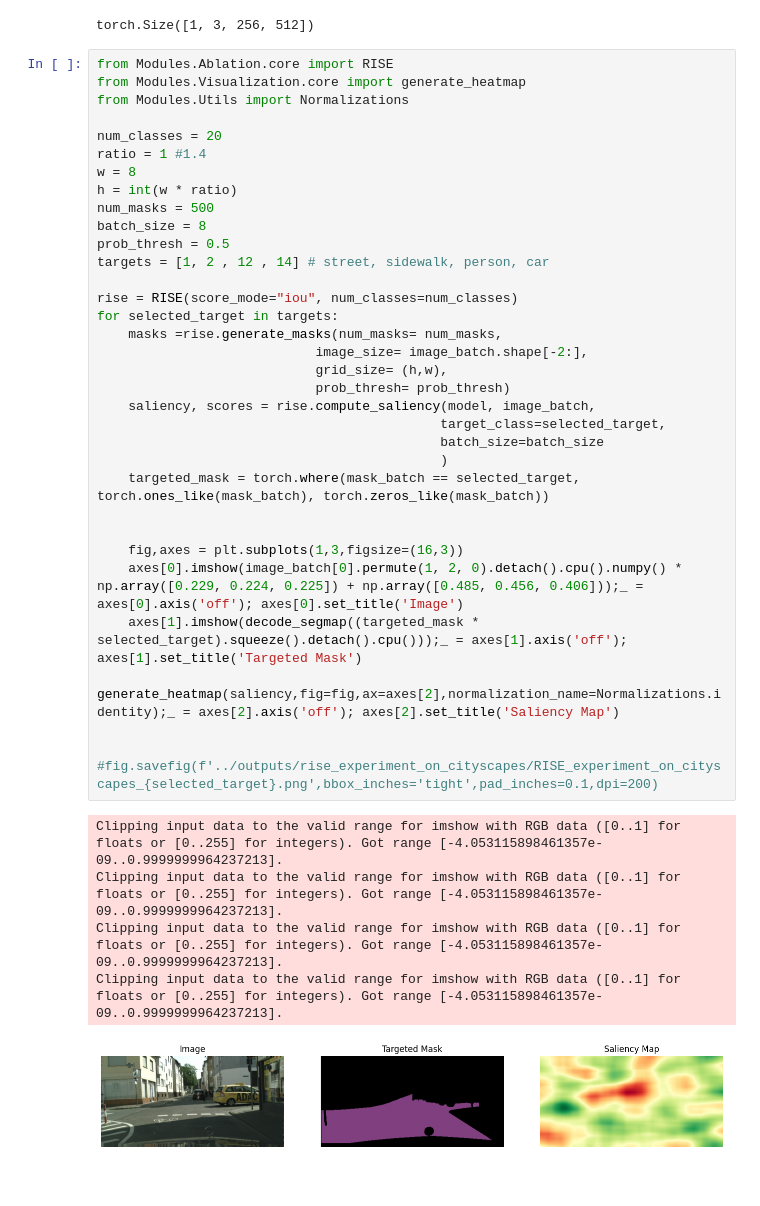
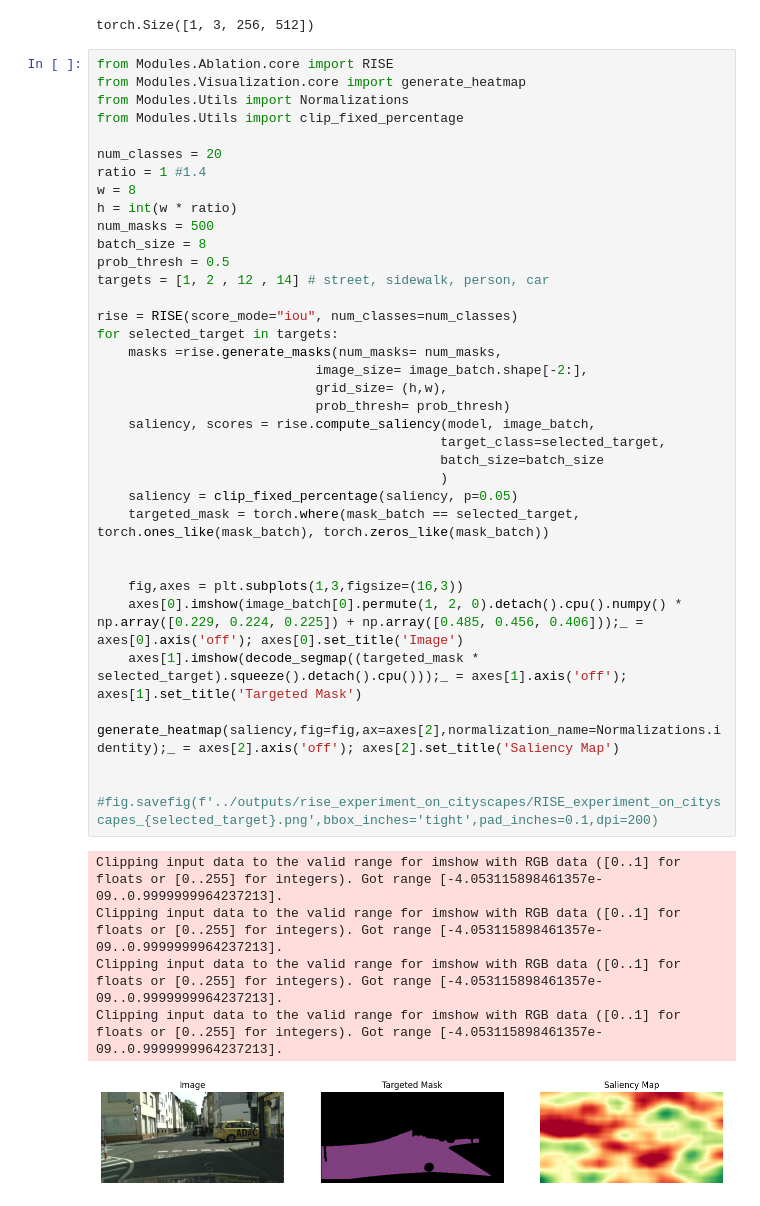
Before and after one commit to iheb-brini/SegClarity, a Jupyter notebook: Notebooks/06_RISE_experiment_on_cityscapes.ipynb, the cells around one changed output. Cells and saved outputs as stored; diff of their text form.

```diff
--- a/Notebooks/06_RISE_experiment_on_cityscapes.ipynb
+++ b/Notebooks/06_RISE_experiment_on_cityscapes.ipynb
@@ -105,6 +105,7 @@ torch.Size([1, 3, 256, 512])
 from Modules.Ablation.core import RISE
 from Modules.Visualization.core import generate_heatmap
 from Modules.Utils import Normalizations
+from Modules.Utils import clip_fixed_percentage
 
 num_classes = 20
 ratio = 1 #1.4
@@ -112,31 +113,32 @@ w = 8
 h = int(w * ratio)
 num_masks = 500
 batch_size = 8
 prob_thresh = 0.5
 targets = [1, 2 , 12 , 14] # street, sidewalk, person, car
 
 rise = RISE(score_mode="iou", num_classes=num_classes)
 for selected_target in targets:
     masks =rise.generate_masks(num_masks= num_masks,
                             image_size= image_batch.shape[-2:],
                             grid_size= (h,w),
                             prob_thresh= prob_thresh)
     saliency, scores = rise.compute_saliency(model, image_batch,
                                             target_class=selected_target,
                                             batch_size=batch_size
                                             )
+    saliency = clip_fixed_percentage(saliency, p=0.05)
     targeted_mask = torch.where(mask_batch == selected_target, torch.ones_like(mask_batch), torch.zeros_like(mask_batch))
 
 
     fig,axes = plt.subplots(1,3,figsize=(16,3))
     axes[0].imshow(image_batch[0].permute(1, 2, 0).detach().cpu().numpy() * np.array([0.229, 0.224, 0.225]) + np.array([0.485, 0.456, 0.406]));_ = axes[0].axis('off'); axes[0].set_title('Image')
     axes[1].imshow(decode_segmap((targeted_mask * selected_target).squeeze().detach().cpu()));_ = axes[1].axis('off'); axes[1].set_title('Targeted Mask')
     generate_heatmap(saliency,fig=fig,ax=axes[2],normalization_name=Normalizations.identity);_ = axes[2].axis('off'); axes[2].set_title('Saliency Map')
 
     #fig.savefig(f'../outputs/rise_experiment_on_cityscapes/RISE_experiment_on_cityscapes_{selected_target}.png',bbox_inches='tight',pad_inches=0.1,dpi=200)
 # %% [output]
 Clipping input data to the valid range for imshow with RGB data ([0..1] for floats or [0..255] for integers). Got range [-4.053115898461357e-09..0.9999999964237213].
 Clipping input data to the valid range for imshow with RGB data ([0..1] for floats or [0..255] for integers). Got range [-4.053115898461357e-09..0.9999999964237213].
 Clipping input data to the valid range for imshow with RGB data ([0..1] for floats or [0..255] for integers). Got range [-4.053115898461357e-09..0.9999999964237213].
 Clipping input data to the valid range for imshow with RGB data ([0..1] for floats or [0..255] for integers). Got range [-4.053115898461357e-09..0.9999999964237213].
-[figure, old version]
+[figure, new version]
```
Also changed, not shown: parts of 1 cell of this notebook, 3 other files.
